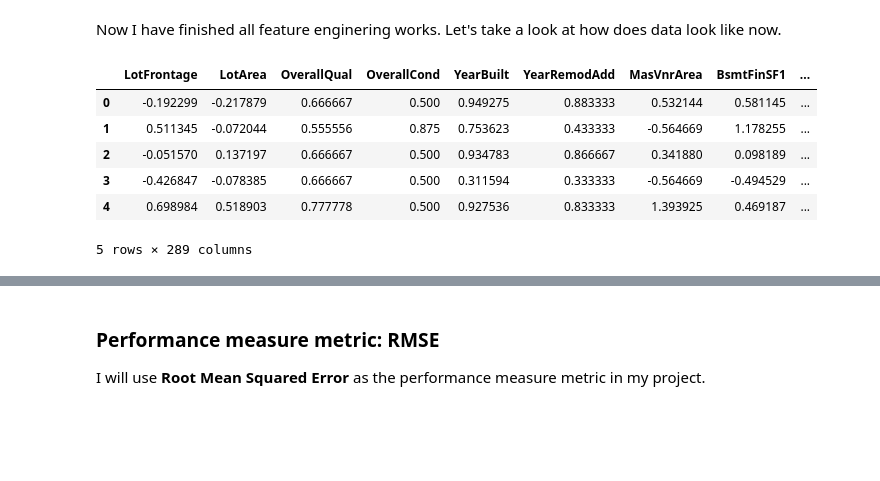
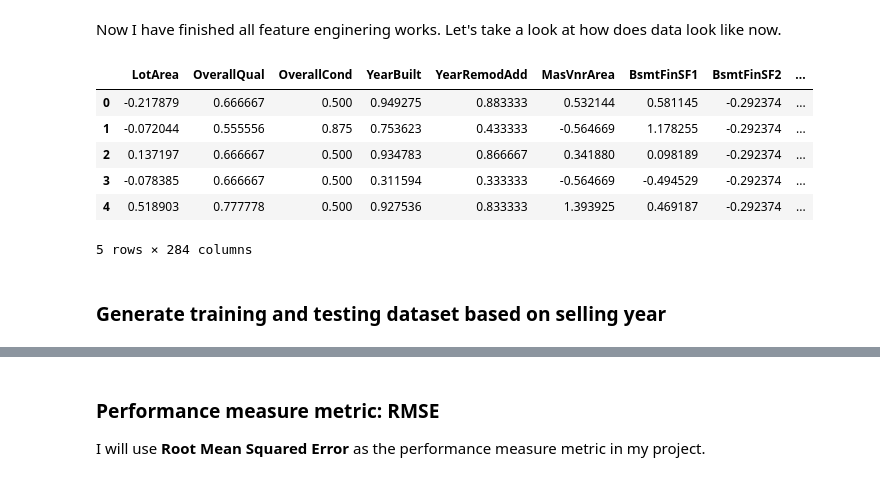
Before and after one commit to AngeloK/house-price-prediction, a Jupyter notebook: Linlin/house-price.ipynb, the cells around one changed output, grey strips where cells are left out. Drawn from its saved outputs; the diff is of its cells as text; code cells hidden in the pictures; blank space fills up the shorter version.

```diff
--- a/Linlin/house-price.ipynb
+++ b/Linlin/house-price.ipynb
@@ -167,5 +292,5 @@ array(['MSSubClass', 'MSZoning', 'LotFrontage', 'LotArea', 'LotShape',
 # %%
-num_index = ['LotFrontage', 'LotArea', 'OverallQual', 'OverallCond',
+num_index = ['LotArea', 'OverallQual', 'OverallCond',
        'YearBuilt', 'YearRemodAdd', 'MasVnrArea', 'BsmtFinSF1', 'BsmtFinSF2',
        'BsmtUnfSF', 'TotalBsmtSF', '1stFlrSF', '2ndFlrSF', 'LowQualFinSF',
        'GrLivArea', 'BsmtFullBath', 'BsmtHalfBath', 'FullBath', 'HalfBath',
@@ -179,5 +304,7 @@ cat_index = ['MSSubClass', 'MSZoning', 'LotShape', 'LandContour',
              'Exterior1st', 'Exterior2nd', 'MasVnrType', 'ExterQual', 'ExterCond',
              'Foundation', 'BsmtQual', 'BsmtCond', 'BsmtExposure', 'BsmtFinType1',
             'BsmtFinType2', 'Heating', 'HeatingQC', 'CentralAir', 'Electrical',
-            'KitchenQual', 'Functional', 'FireplaceQu', 'GarageType', 'GarageFinish', 'GarageQual',
+            'KitchenQual', 'Functional', 'GarageType', 'GarageFinish', 'GarageQual',
              'GarageCond', 'PavedDrive', 'SaleType', 'SaleCondition']
+
+len(num_index)+ len(cat_index)
@@ -186,6 +315,13 @@ cat_index = ['MSSubClass', 'MSZoning', 'LotShape', 'LandContour',
 For most of numerical features, I will simply implement z-scoring to scale into 0 mean and 1 variance. But some numerical features are not suitable for z-scoring. For example, For the __YrSold__, which means _selling year_, which should not be scaled into 0 mean and 1 variance. I think the better method would be scaling values of year to a range. So for __time__ featues (including _month_ or _year_), I will implement _MinmaxScaler_ instead of _z-scoring_. Also, some numerical features like __OverallQual__ or __OverallCond__, represents the quality for this house. The value for this feature is a quality score. So again, I think for these kind of score features, _MinmaxScaler_ would be better than _z-scoring_.
 
 Below, I scale all the numerical features into a range or 0 mean and 1 variance. (Based on the feature type)
+# %%
+pd_all_process = pd_all
+
+train_var = [2006, 2007, 2008]
+test_var = [2009, 2010]
+train_index = pd_all_process['YrSold'].isin(train_var)
+test_index = pd_all_process['YrSold'].isin(test_var)
 # %%
 from sklearn.preprocessing import MinMaxScaler
 from sklearn.preprocessing import scale
@@ -193,24 +329,25 @@ from sklearn.preprocessing import scale
 num_index_score = ['OverallQual', 'OverallCond', 'YearBuilt', 'YearRemodAdd', 'GarageYrBlt', 'MoSold', 'YrSold']
 num_index_others = list(set(num_index) - set(num_index_score))
 
-alldata_X[num_index_score] = alldata_X[num_index_score].apply(lambda x : MinMaxScaler().fit_transform(x))
-alldata_X[num_index_others] = alldata_X[num_index_others].apply(lambda x : scale(x))
+
+pd_all_process[num_index_score] = pd_all_process[num_index_score].apply(lambda x : MinMaxScaler().fit_transform(x))
+pd_all_process[num_index_others] = pd_all_process[num_index_others].apply(lambda x : scale(x))
 # %% [markdown]
 ### Categorical features encoding
 I have scale all the numerical features, then I will encode categorical features. Here I use __One-Hot-Encoding__ method to encode all categorical features.
 # %%
-alldata_X['MSSubClass'] = alldata_X['MSSubClass'].astype(object)
-alldata_X = pd.get_dummies(alldata_X)
+pd_all['MSSubClass'] = pd_all['MSSubClass'].astype(object)
+pd_all_process = pd.get_dummies(pd_all_process)
 # %% [markdown]
 Now I have finished all feature enginering works. Let's take a look at how does data look like now.
 # %%
-alldata_X.head()
+pd_all_process.head()
 # %% [output]
-|  | LotFrontage | LotArea | OverallQual | OverallCond | YearBuilt | YearRemodAdd | MasVnrArea | BsmtFinSF1 | ... |
-| 0 | -0.192299 | -0.217879 | 0.666667 | 0.500 | 0.949275 | 0.883333 | 0.532144 | 0.581145 | ... |
-| 1 | 0.511345 | -0.072044 | 0.555556 | 0.875 | 0.753623 | 0.433333 | -0.564669 | 1.178255 | ... |
-| 2 | -0.051570 | 0.137197 | 0.666667 | 0.500 | 0.934783 | 0.866667 | 0.341880 | 0.098189 | ... |
-| 3 | -0.426847 | -0.078385 | 0.666667 | 0.500 | 0.311594 | 0.333333 | -0.564669 | -0.494529 | ... |
-| 4 | 0.698984 | 0.518903 | 0.777778 | 0.500 | 0.927536 | 0.833333 | 1.393925 | 0.469187 | ... |
+|  | LotArea | OverallQual | OverallCond | YearBuilt | YearRemodAdd | MasVnrArea | BsmtFinSF1 | BsmtFinSF2 | ... |
+| 0 | -0.217879 | 0.666667 | 0.500 | 0.949275 | 0.883333 | 0.532144 | 0.581145 | -0.292374 | ... |
+| 1 | -0.072044 | 0.555556 | 0.875 | 0.753623 | 0.433333 | -0.564669 | 1.178255 | -0.292374 | ... |
+| 2 | 0.137197 | 0.666667 | 0.500 | 0.934783 | 0.866667 | 0.341880 | 0.098189 | -0.292374 | ... |
+| 3 | -0.078385 | 0.666667 | 0.500 | 0.311594 | 0.333333 | -0.564669 | -0.494529 | -0.292374 | ... |
+| 4 | 0.518903 | 0.777778 | 0.500 | 0.927536 | 0.833333 | 1.393925 | 0.469187 | -0.292374 | ... |
-5 rows × 289 columns
+5 rows × 284 columns
 # %%
@@ -220,0 +361,2 @@ testX = test_X.as_matrix()
+# %% [markdown]
+### Generate training and testing dataset based on selling year
```
Also changed, not shown: parts of 79 cells of this notebook, 1 other file.
